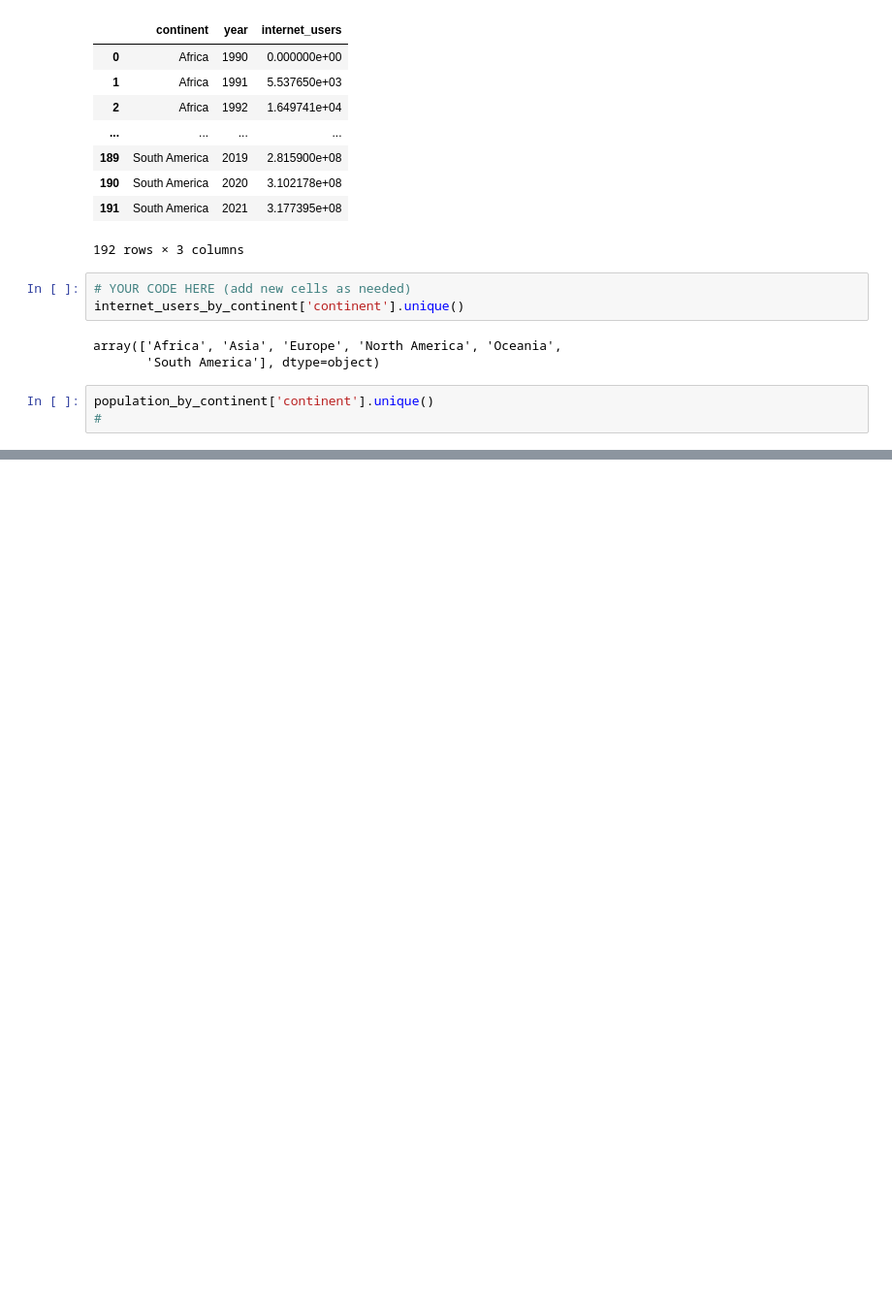
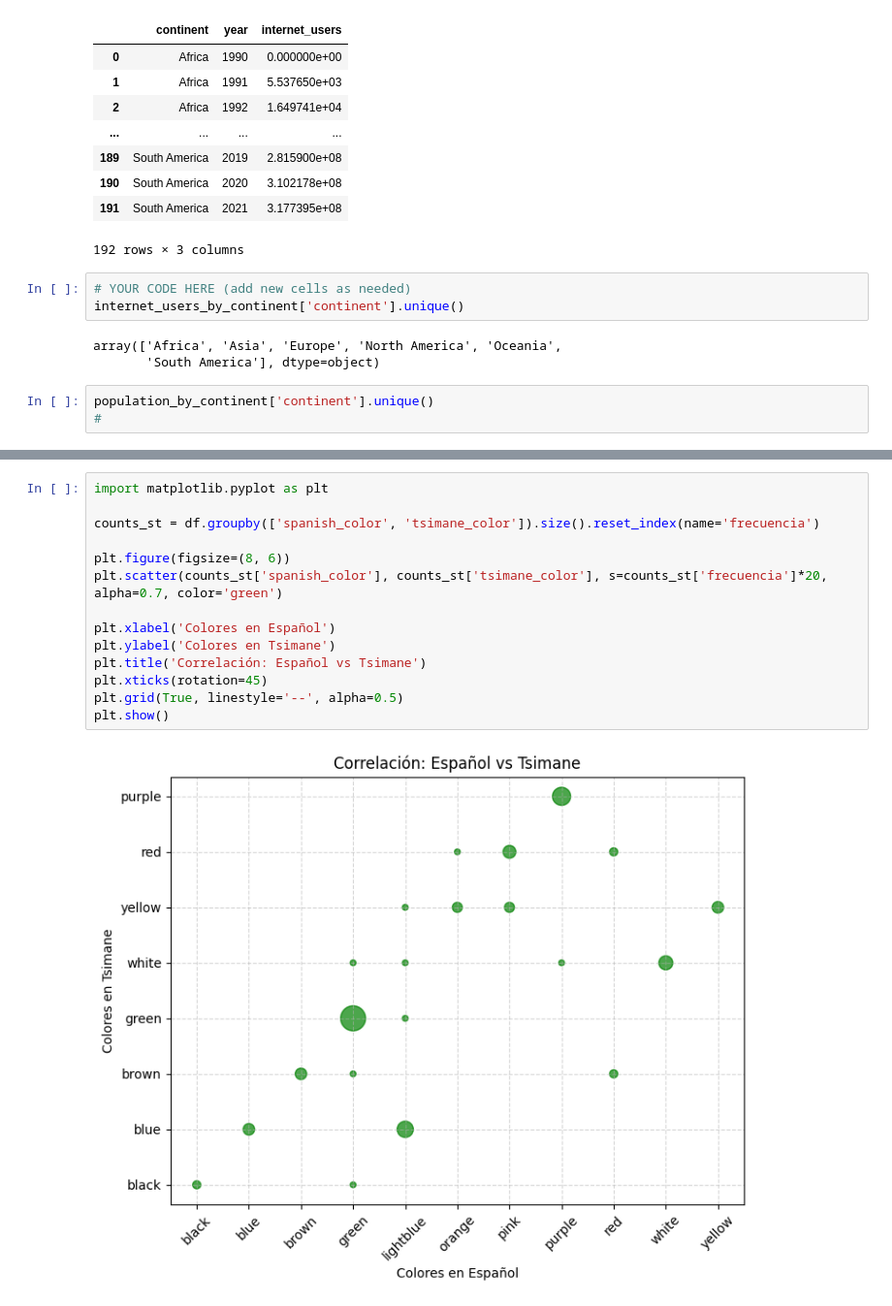
Before and after one commit to JordanMedinaOrtiz/mineria-datos, a Jupyter notebook: Mineria_datos.ipynb, the cells around one changed output, grey strips where cells are left out. Shown at 97% size. Cells and saved outputs as stored; diff of their text form; blank space fills up the shorter version.

```diff
--- a/Mineria_datos.ipynb
+++ b/Mineria_datos.ipynb
@@ -1520,0 +1611,16 @@ population_by_continent['continent'].unique()
+# %%
+import matplotlib.pyplot as plt
+
+counts_st = df.groupby(['spanish_color', 'tsimane_color']).size().reset_index(name='frecuencia')
+
+plt.figure(figsize=(8, 6))
+plt.scatter(counts_st['spanish_color'], counts_st['tsimane_color'], s=counts_st['frecuencia']*20, alpha=0.7, color='green')
+
+plt.xlabel('Colores en Español')
+plt.ylabel('Colores en Tsimane')
+plt.title('Correlación: Español vs Tsimane')
+plt.xticks(rotation=45)
+plt.grid(True, linestyle='--', alpha=0.5)
+plt.show()
+# %% [output]
+[figure, added]
```
Also changed, not shown: parts of 8 cells of this notebook.
